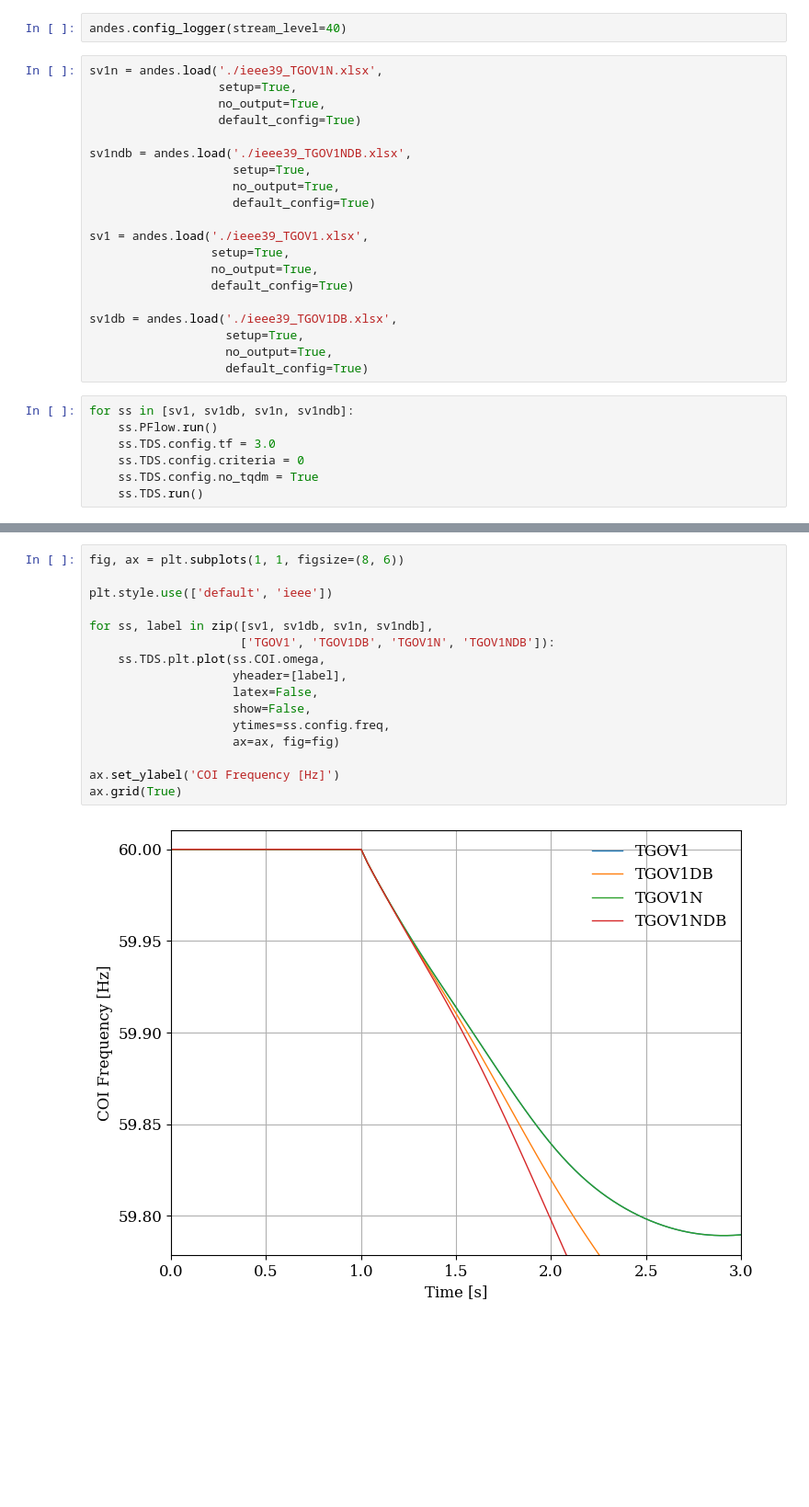
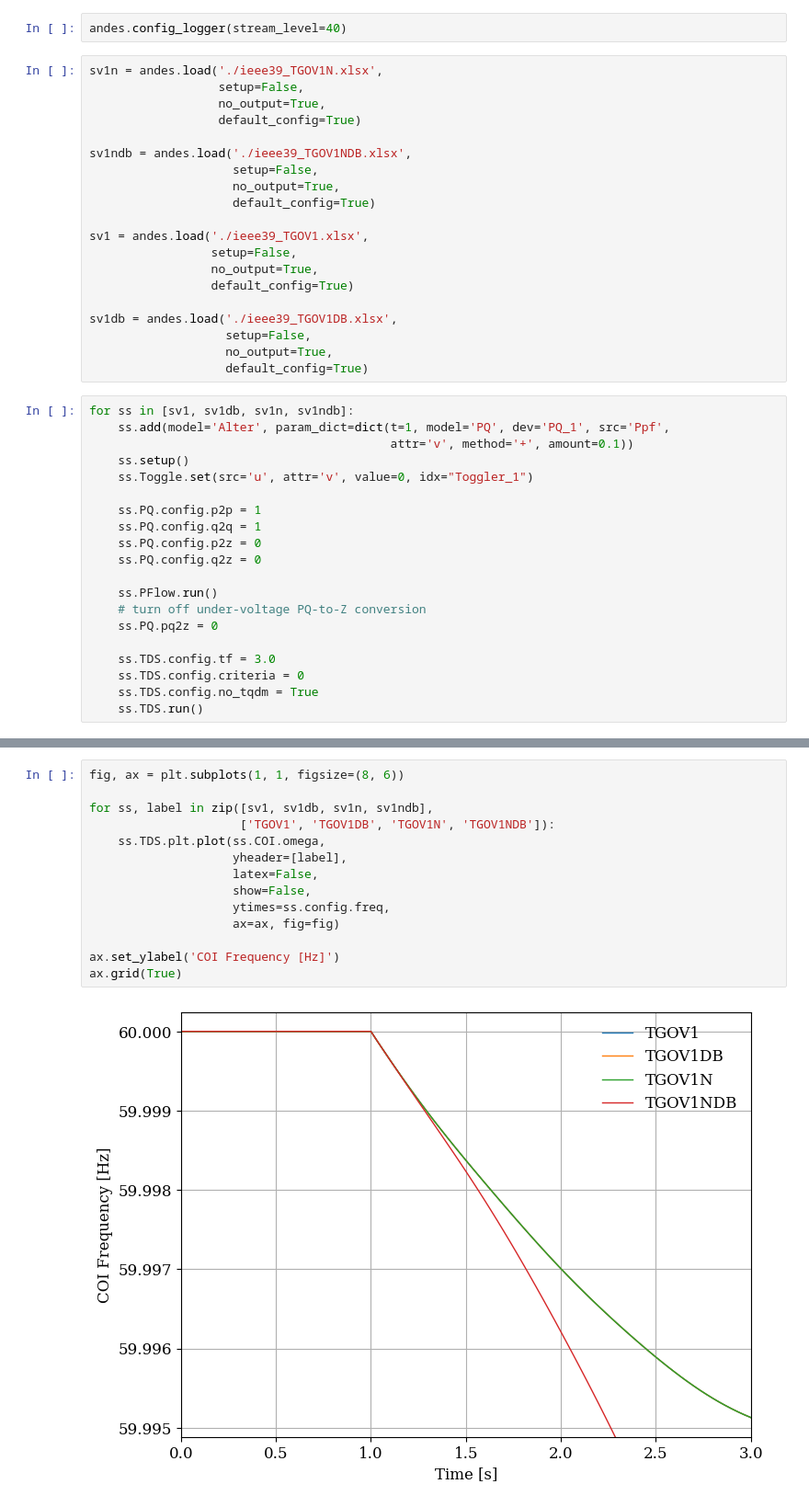
Before and after one commit to CURENT/demo, a Jupyter notebook: demo/TGOV1/TGOV1_variants.ipynb, the cells around one changed output, grey strips where cells are left out. Shown at 92% size. Drawn from its saved outputs; the diff is of its cells as text; blank space fills up the shorter version.

```diff
--- a/demo/TGOV1/TGOV1_variants.ipynb
+++ b/demo/TGOV1/TGOV1_variants.ipynb
@@ -16,27 +14,40 @@ import andes
 andes.config_logger(stream_level=40)
 # %%
 sv1n = andes.load('./ieee39_TGOV1N.xlsx',
-                  setup=True,
+                  setup=False,
                   no_output=True,
                   default_config=True)
 
 sv1ndb = andes.load('./ieee39_TGOV1NDB.xlsx',
-                    setup=True,
+                    setup=False,
                     no_output=True,
                     default_config=True)
 
 sv1 = andes.load('./ieee39_TGOV1.xlsx',
-                 setup=True,
+                 setup=False,
                  no_output=True,
                  default_config=True)
 
 sv1db = andes.load('./ieee39_TGOV1DB.xlsx',
-                   setup=True,
+                   setup=False,
                    no_output=True,
                    default_config=True)
 # %%
 for ss in [sv1, sv1db, sv1n, sv1ndb]:
+    ss.add(model='Alter', param_dict=dict(t=1, model='PQ', dev='PQ_1', src='Ppf',
+                                          attr='v', method='+', amount=0.1))
+    ss.setup()
+    ss.Toggle.set(src='u', attr='v', value=0, idx="Toggler_1")
+
+    ss.PQ.config.p2p = 1
+    ss.PQ.config.q2q = 1
+    ss.PQ.config.p2z = 0
+    ss.PQ.config.q2z = 0
+
     ss.PFlow.run()
+    # turn off under-voltage PQ-to-Z conversion
+    ss.PQ.pq2z = 0
+
     ss.TDS.config.tf = 3.0
     ss.TDS.config.criteria = 0
     ss.TDS.config.no_tqdm = True
@@ -49,18 +60,16 @@ for ss in [sv1, sv1db, sv1n, sv1ndb]:
 # %%
 fig, ax = plt.subplots(1, 1, figsize=(8, 6))
-
-plt.style.use(['default', 'ieee'])
 
 for ss, label in zip([sv1, sv1db, sv1n, sv1ndb],
                      ['TGOV1', 'TGOV1DB', 'TGOV1N', 'TGOV1NDB']):
     ss.TDS.plt.plot(ss.COI.omega,
                     yheader=[label],
                     latex=False,
                     show=False,
                     ytimes=ss.config.freq,
                     ax=ax, fig=fig)
 
 ax.set_ylabel('COI Frequency [Hz]')
 ax.grid(True)
 # %% [output]
-[figure, old version]
+[figure, new version]
```
Also changed, not shown: parts of 2 cells of this notebook, 1 other file.
